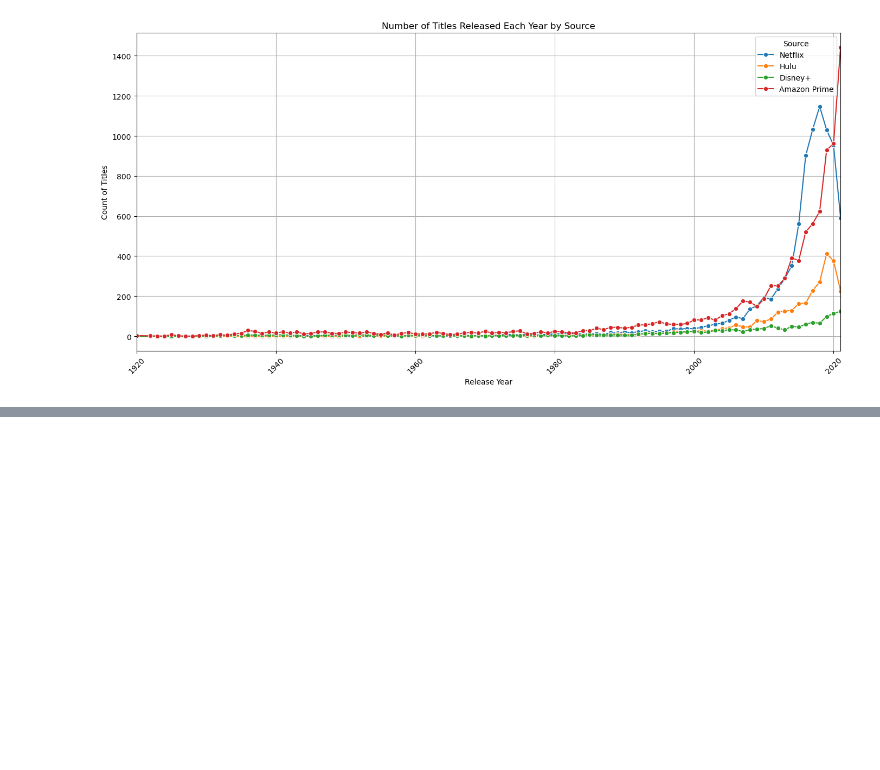
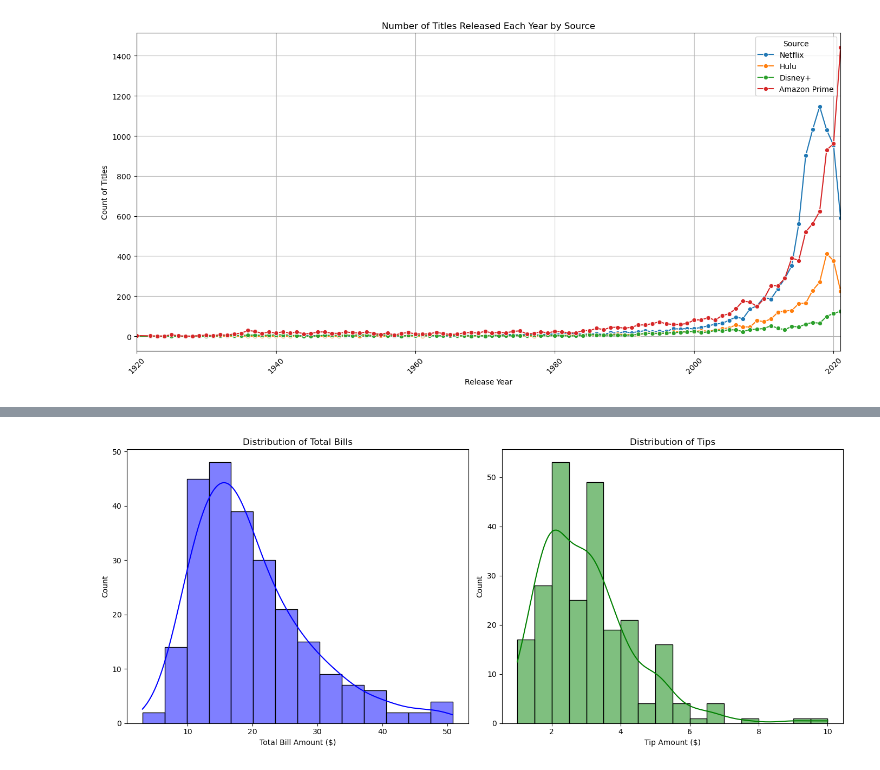
Before and after one commit to EEB330/slides, a Jupyter notebook: 16_intro_to_python_2.ipynb, the cells around one changed output, grey strips where cells are left out. Drawn from its saved outputs; the diff is of its cells as text; code cells hidden in the pictures; blank space fills up the shorter version.

Commit message:
Html -- not slides for export.

```diff
--- a/16_intro_to_python_2.ipynb
+++ b/16_intro_to_python_2.ipynb
@@ -156,0 +386,6 @@ plt.show()
+# %%
+# Load the example tips dataset
+tips = sns.load_dataset("tips")
+
+# Display the first few records
+display(HTML(combined_df.head(3).to_html()))
@@ -156,0 +397,20 @@ plt.show()
+# %%
+# Distribution plot of total bills and tips
+plt.figure(figsize=(14, 6))
+
+# Plot the distribution of total bills
+plt.subplot(1, 2, 1)
+sns.histplot(tips["total_bill"], kde=True, color="blue")
+plt.title("Distribution of Total Bills")
+plt.xlabel("Total Bill Amount ($)")
+
+# Plot the distribution of tips
+plt.subplot(1, 2, 2)
+sns.histplot(tips["tip"], kde=True, color="green")
+plt.title("Distribution of Tips")
+plt.xlabel("Tip Amount ($)")
+
+plt.tight_layout()
+plt.show()
+# %% [output]
+[figure, added]
```
Also changed, not shown: parts of 36 cells of this notebook, 2 other files.
